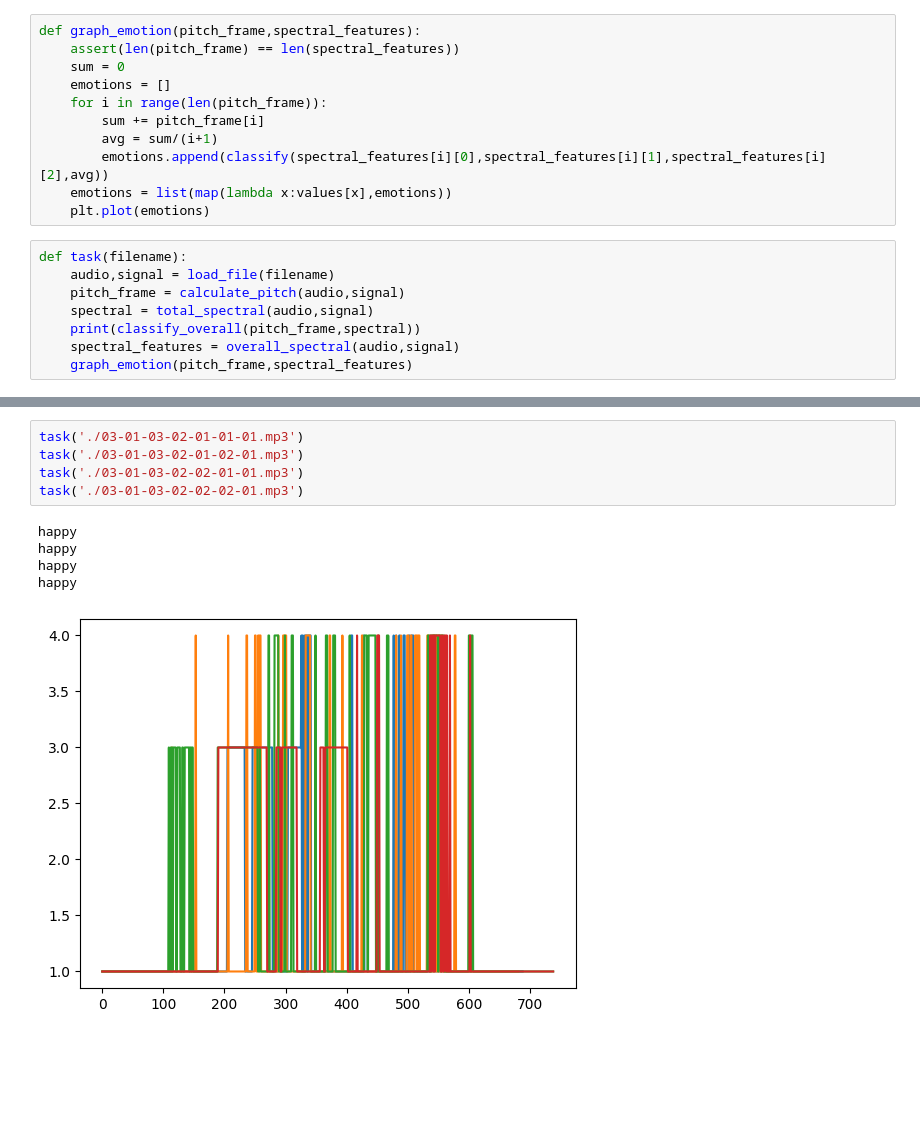
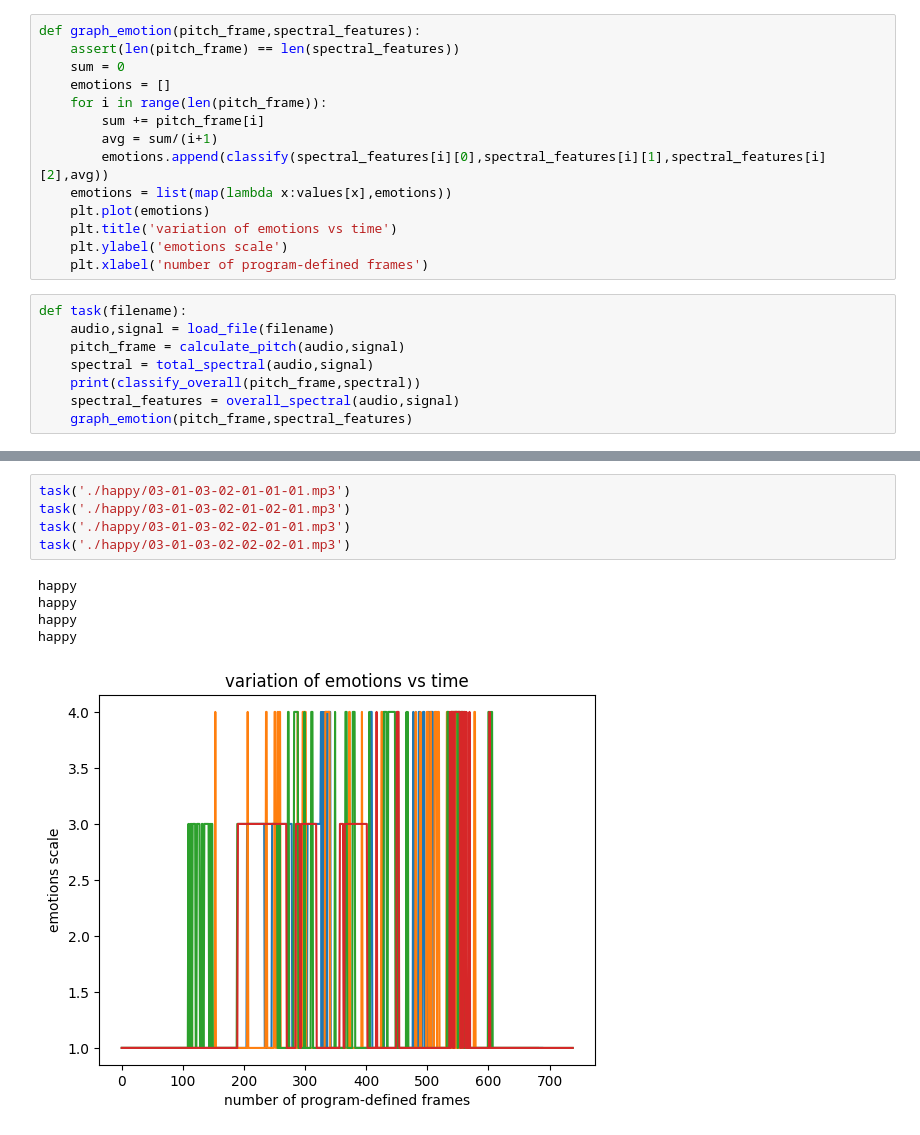
Before and after one commit to GowthamS2021/Yun-solutions-assignment, a Jupyter notebook: task1.ipynb, the cells around one changed output, grey strips where cells are left out. Drawn from its saved outputs; the diff is of its cells as text; blank space fills up the shorter version.

```diff
--- a/task1.ipynb
+++ b/task1.ipynb
@@ -101,6 +101,9 @@ def graph_emotion(pitch_frame,spectral_features):
         emotions.append(classify(spectral_features[i][0],spectral_features[i][1],spectral_features[i][2],avg))
     emotions = list(map(lambda x:values[x],emotions))
     plt.plot(emotions)
+    plt.title('variation of emotions vs time')
+    plt.ylabel('emotions scale')
+    plt.xlabel('number of program-defined frames')
 # %%
 def task(filename):
     audio,signal = load_file(filename)
@@ -123,12 +126,12 @@ angry
 # %%
-task('./03-01-03-02-01-01-01.mp3')
-task('./03-01-03-02-01-02-01.mp3')
-task('./03-01-03-02-02-01-01.mp3')
-task('./03-01-03-02-02-02-01.mp3')
+task('./happy/03-01-03-02-01-01-01.mp3')
+task('./happy/03-01-03-02-01-02-01.mp3')
+task('./happy/03-01-03-02-02-01-01.mp3')
+task('./happy/03-01-03-02-02-02-01.mp3')
 # %% [output]
 happy
 happy
 happy
 happy
-[figure, old version]
+[figure, new version]
 # %%
```
Also changed, not shown: parts of 2 cells of this notebook, 1 other file.
